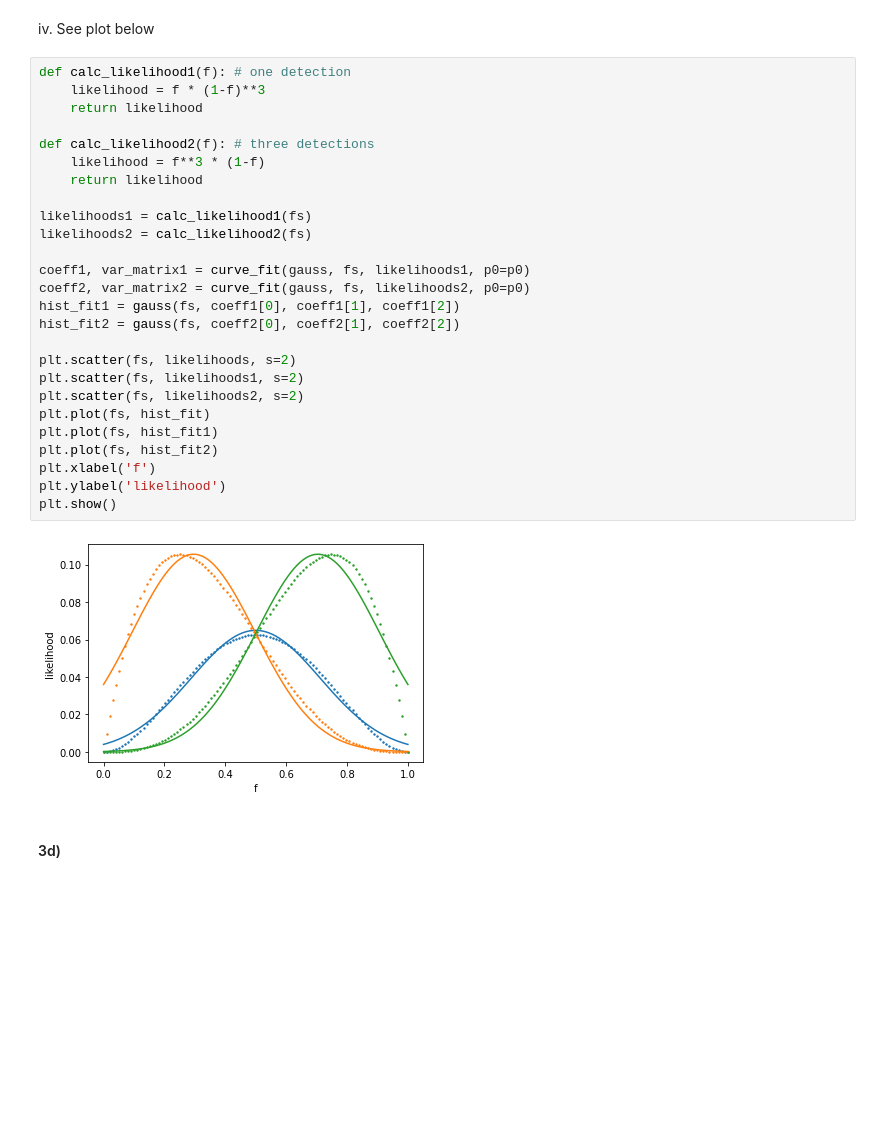
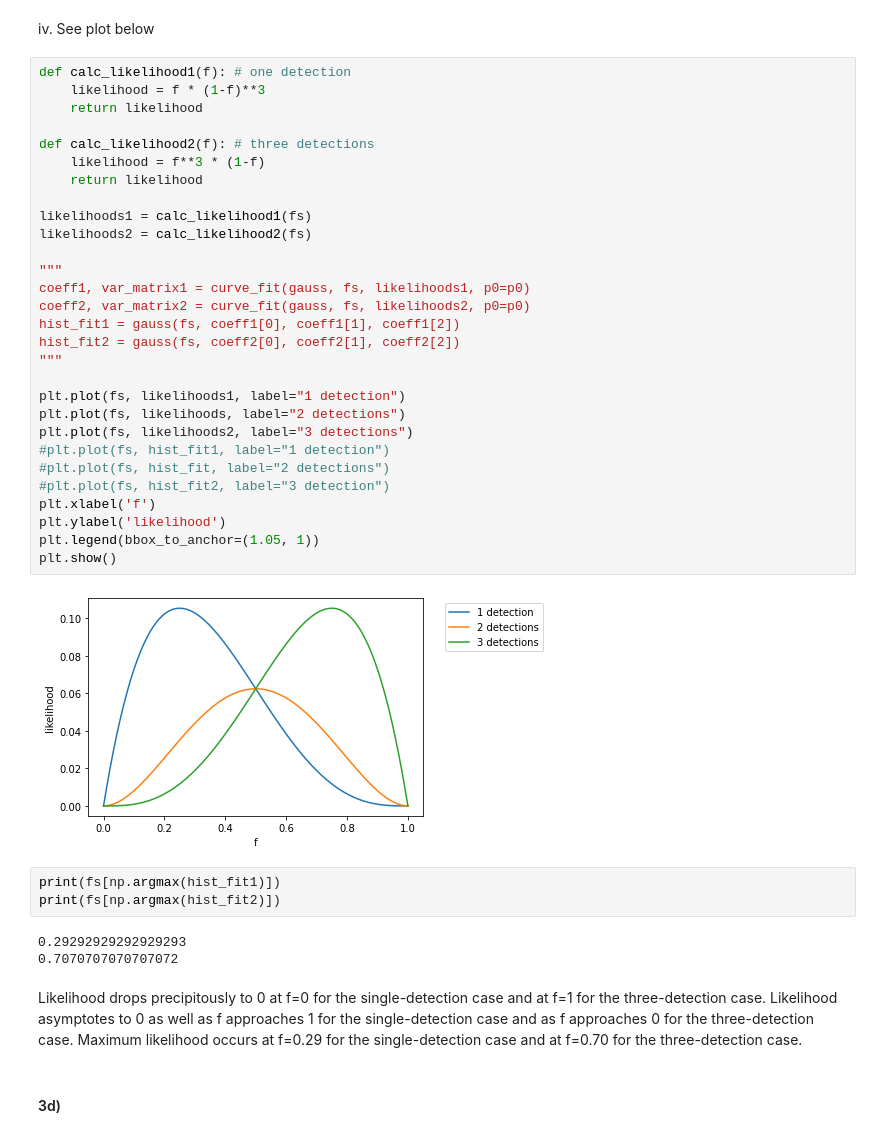
Before and after one commit to cl3425/uf-class-repo, a Jupyter notebook: exoplanets/hw2.ipynb, the cells around one changed output. Saved outputs shown, nothing was run; the diff lists cells and outputs as text; blank space fills up the shorter version.

```diff
--- a/exoplanets/hw2.ipynb
+++ b/exoplanets/hw2.ipynb
@@ -481,30 +481,41 @@ iv. See plot below
 # %%
 def calc_likelihood1(f): # one detection
     likelihood = f * (1-f)**3
     return likelihood
 
 def calc_likelihood2(f): # three detections
     likelihood = f**3 * (1-f)
     return likelihood
 
 likelihoods1 = calc_likelihood1(fs)
 likelihoods2 = calc_likelihood2(fs)
 
+"""
 coeff1, var_matrix1 = curve_fit(gauss, fs, likelihoods1, p0=p0)
 coeff2, var_matrix2 = curve_fit(gauss, fs, likelihoods2, p0=p0)
 hist_fit1 = gauss(fs, coeff1[0], coeff1[1], coeff1[2])
 hist_fit2 = gauss(fs, coeff2[0], coeff2[1], coeff2[2])
+"""
 
-plt.scatter(fs, likelihoods, s=2)
-plt.scatter(fs, likelihoods1, s=2)
-plt.scatter(fs, likelihoods2, s=2)
-plt.plot(fs, hist_fit)
-plt.plot(fs, hist_fit1)
-plt.plot(fs, hist_fit2)
+plt.plot(fs, likelihoods1, label="1 detection")
+plt.plot(fs, likelihoods, label="2 detections")
+plt.plot(fs, likelihoods2, label="3 detections")
+#plt.plot(fs, hist_fit1, label="1 detection")
+#plt.plot(fs, hist_fit, label="2 detections")
+#plt.plot(fs, hist_fit2, label="3 detection")
 plt.xlabel('f')
 plt.ylabel('likelihood')
+plt.legend(bbox_to_anchor=(1.05, 1))
 plt.show()
 # %% [output]
-[figure, old version]
+[figure, new version]
+# %%
+print(fs[np.argmax(hist_fit1)])
+print(fs[np.argmax(hist_fit2)])
+# %% [output]
+0.29292929292929293
+0.7070707070707072
+# %% [markdown]
+Likelihood drops precipitously to 0 at f=0 for the single-detection case and at f=1 for the three-detection case. Likelihood asymptotes to 0 as well as f approaches 1 for the single-detection case and as f approaches 0 for the three-detection case. Maximum likelihood occurs at f=0.29 for the single-detection case and at f=0.70 for the three-detection case.
 # %% [markdown]
 #### 3d)
```
Also changed, not shown: parts of 10 cells of this notebook.
